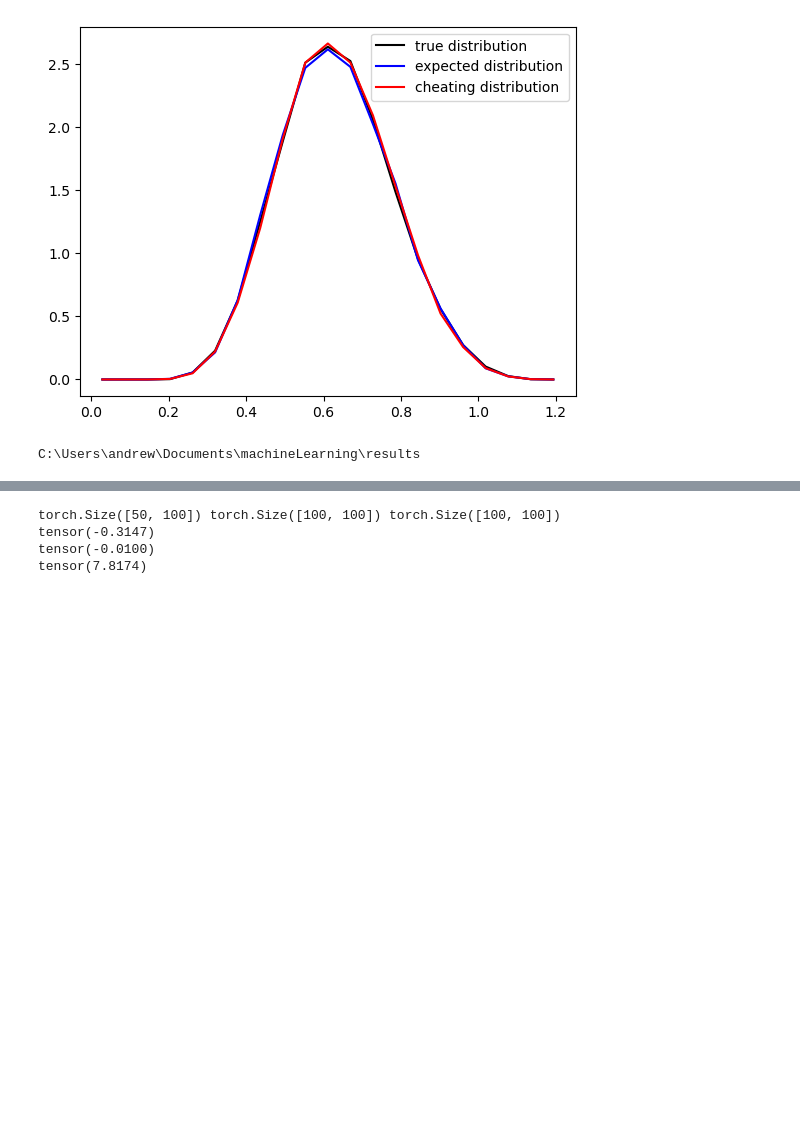
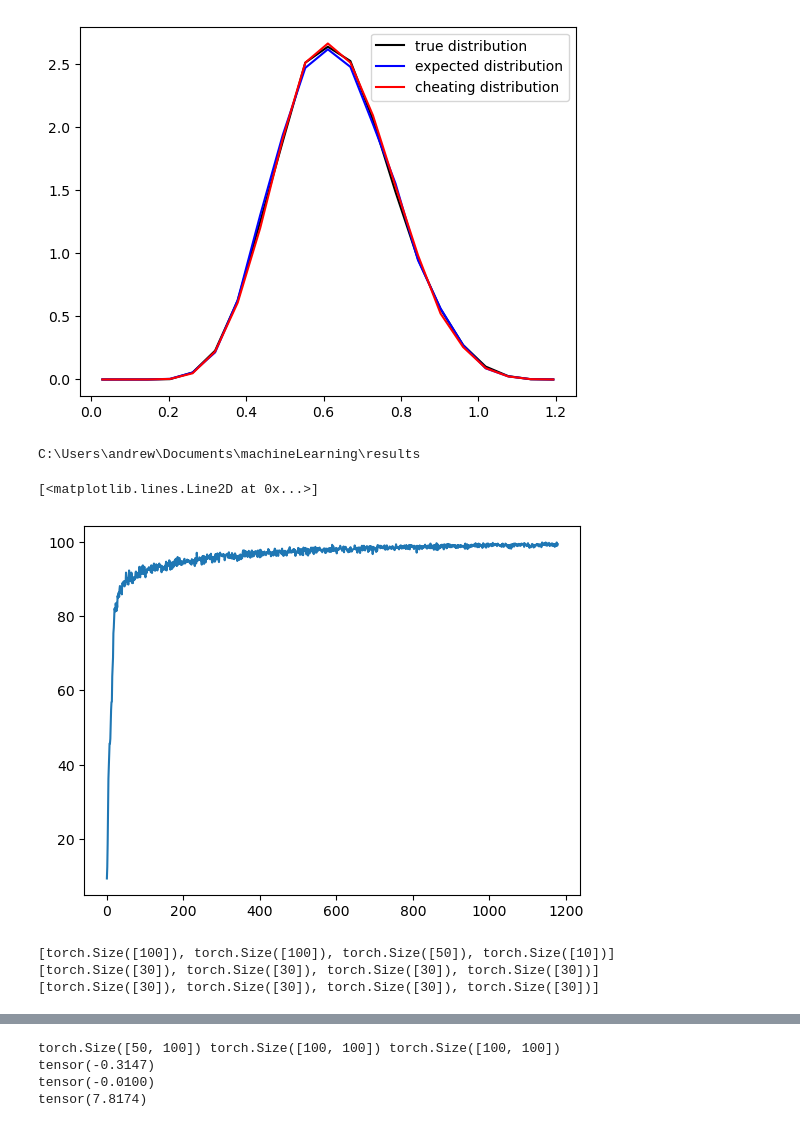
Before and after one commit to landoskape/networkAlignmentAnalysis, a Jupyter notebook: workspace.ipynb, the cells around one changed output, grey strips where cells are left out. Saved outputs shown, nothing was run; the diff lists cells and outputs as text; code cells hidden in the pictures; blank space fills up the shorter version.

```diff
--- a/workspace.ipynb
+++ b/workspace.ipynb
@@ -189,7 +190,7 @@ print(model_path)
 # %% [output]
 C:\Users\andrew\Documents\machineLearning\results
 # %%
-model_name = 'CNN2P2'
+model_name = 'MLP'
 dataset_name = 'MNIST'
 
 net = get_model(model_name, build=True, dataset=dataset_name, dropout=0.0, ignore_flag=False)
@@ -199,3 +200,12 @@ loader_parameters = dict(
     shuffle=True,
 )
 dataset = get_dataset(dataset_name, build=True, transform_parameters=net, loader_parameters=loader_parameters, device=DEVICE)
+
+optimizer = torch.optim.Adam(net.parameters())
+
+parameters = dict(
+    num_epochs=20,
+    compare_expected=True,
+    frequency=5,
+)
+results = train.train([net], [optimizer], dataset, **parameters)
@@ -201,0 +216,22 @@ dataset = get_dataset(dataset_name, build=True, transform_parameters=net, loader
+# %%
+plt.plot(results["accuracy"])
+# %% [output]
+[<matplotlib.lines.Line2D at 0x...>]
+[figure, added]
+# %%
+inputs = net._process_collect_activity(dataset, train_set=True, use_training_mode=False)
+inputs = net._preprocess_inputs(inputs)[0]
+evals = [utils.smart_pca(ii.T)[0] for ii in inputs]
+evals = [e/e.sum() for e in evals]
+emax = [e.max() for e in evals]
+bins = [torch.linspace(0, em, 31) for em in emax]
+ead = [utils.expected_alignment_distribution(e, relative=True, valid_rotation=False, bins=bin)[0] for e, bin in zip(evals, bins)]
+alignment = net.measure_alignment(inputs[0].cuda(), precomputed=False, relative=True)
+oad = [torch.histogram(align.cpu(), bins=bin, density=True)[0] for align, bin in zip(alignment, bins)]
+print([a.shape for a in alignment])
+print([e.shape for e in ead])
+print([o.shape for o in oad])
+# %% [output]
+[torch.Size([100]), torch.Size([100]), torch.Size([50]), torch.Size([10])]
+[torch.Size([30]), torch.Size([30]), torch.Size([30]), torch.Size([30])]
+[torch.Size([30]), torch.Size([30]), torch.Size([30]), torch.Size([30])]
```
Also changed, not shown: parts of 4 cells of this notebook, 1 other file.
